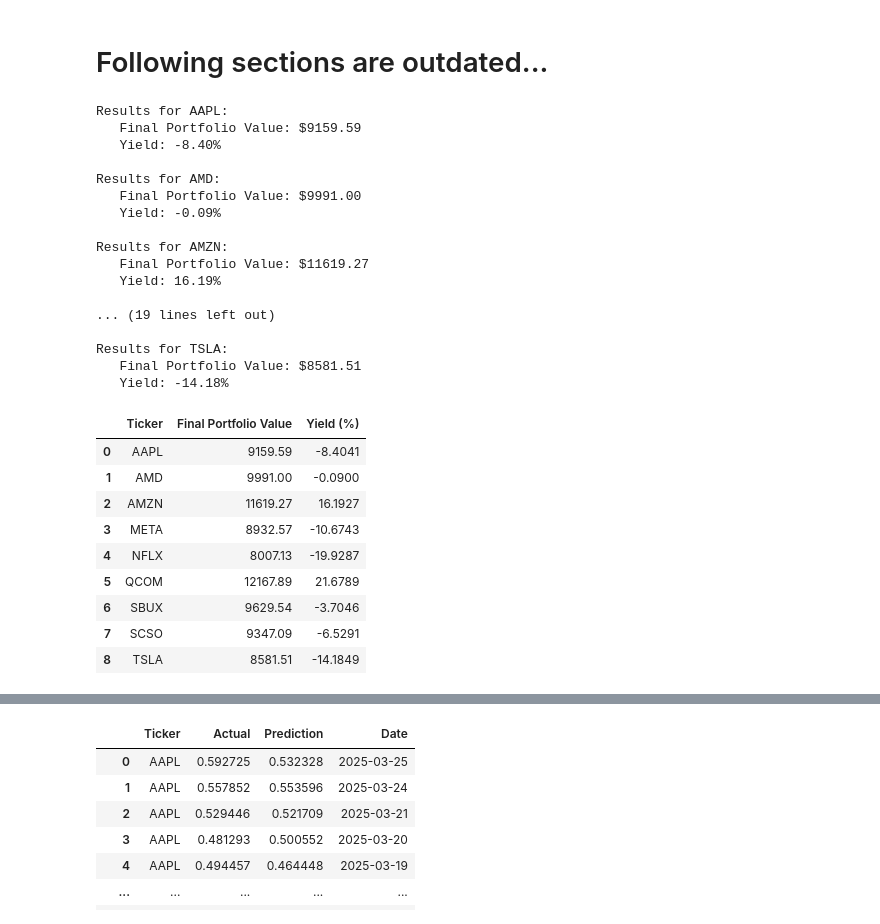
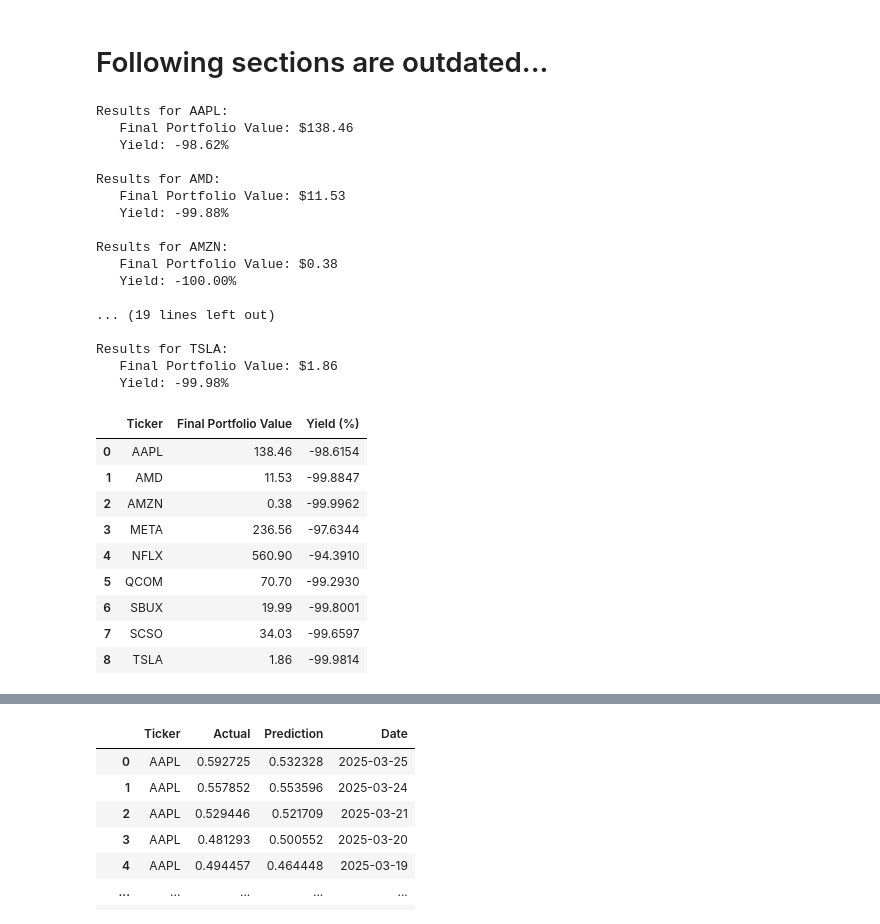
Before and after one commit to ColeJMitchell/machine-learning-stock-prediction, a Jupyter notebook: model_notebooks/trade_simulation.ipynb, the cells around one changed output, grey strips where cells are left out. Saved outputs shown, nothing was run; the diff lists cells and outputs as text; code cells hidden in the pictures.

```diff
--- a/model_notebooks/trade_simulation.ipynb
+++ b/model_notebooks/trade_simulation.ipynb
@@ -197,18 +197,0 @@ plt.show()
-# %%
-# Plot the portfolio value for each stock, using subplots.
-fig, axes = plt.subplots(nrows=3, ncols=3, figsize=(12, 8))
-axes = axes.flatten()
-for i, (ticker, data) in enumerate(random_results.items()):
-    # Plot the portfolio value
-    axes[i].plot(data['Date'], data['Yield Percentage'], label='Portfolio Yield', color='blue')
-    axes[i].set_title(ticker)
-    axes[i].set_ylabel('Portfolio Yield')
-
-    # Remove date labels to make the plot cleaner
-    axes[i].set_xticklabels([])
-    axes[i].tick_params(axis='x', which='both', bottom=False)
-
-    # Tighten up the plot
-    axes[i].grid(True, alpha=0.3)
-plt.tight_layout()
-plt.show()
@@ -300,18 +280,0 @@ plt.show()
-# %%
-# Plot the portfolio value for each stock, using subplots.
-fig, axes = plt.subplots(nrows=3, ncols=3, figsize=(12, 8))
-axes = axes.flatten()
-for i, (ticker, data) in enumerate(pred_results.items()):
-    # Plot the portfolio value
-    axes[i].plot(data['Date'], data['Yield Percentage'], label='Portfolio Yield', color='blue')
-    axes[i].set_title(ticker)
-    axes[i].set_ylabel('Portfolio Yield')
-
-    # Remove date labels to make the plot cleaner
-    axes[i].set_xticklabels([])
-    axes[i].tick_params(axis='x', which='both', bottom=False)
-
-    # Tighten up the plot
-    axes[i].grid(True, alpha=0.3)
-plt.tight_layout()
-plt.show()
@@ -343,12 +304,12 @@ def simulate_paper_trading(predictions,
 
             # Buy signal: Predicted price tomorrow > Actual price today
             if predicted_price_tomorrow > actual_price_today:
-                cash, shares_bought = buy_shares(cash, actual_price_today)
-                shares += shares_bought
+                cash, shares_bought = buy_shares(cash, shares, actual_price_today)
 
             # Sell signal: Predicted price tomorrow < Actual price today
             elif predicted_price_tomorrow < actual_price_today and shares > 0:
                 cash, shares = sell_shares(cash, shares, actual_price_today)
+
 
             # Calculate the portfolio value (cash + value of shares)
             portfolio_value.append(cash + shares * actual_price_today)
@@ -363,50 +324,50 @@ def simulate_paper_trading(predictions,
             'Final Portfolio Value': final_portfolio_value,
             'Yield (%)': yield_percentage
         })
 
         # Print results for the stock
         print(f"Results for {ticker}:")
         print(f"   Final Portfolio Value: ${final_portfolio_value:.2f}")
         print(f"   Yield: {yield_percentage:.2f}%")
         print()
 
     # Convert trading results to a DataFrame for display
     trading_results_df = pd.DataFrame(trading_results)
     return trading_results_df
 
 # Run the simulation
 trading_results_df = simulate_paper_trading(predictions, initial_investment=10000)
 
 # Display the trading results
 display(trading_results_df)
 # %% [output]
 Results for AAPL:
-   Final Portfolio Value: $9159.59
-   Yield: -8.40%
+   Final Portfolio Value: $138.46
+   Yield: -98.62%
 
 Results for AMD:
-   Final Portfolio Value: $9991.00
-   Yield: -0.09%
+   Final Portfolio Value: $11.53
+   Yield: -99.88%
 
 Results for AMZN:
-   Final Portfolio Value: $11619.27
-   Yield: 16.19%
+   Final Portfolio Value: $0.38
+   Yield: -100.00%
 
 ... (19 lines left out)
 
 Results for TSLA:
-   Final Portfolio Value: $8581.51
-   Yield: -14.18%
+   Final Portfolio Value: $1.86
+   Yield: -99.98%
 |  | Ticker | Final Portfolio Value | Yield (%) |
-| 0 | AAPL | 9159.59 | -8.4041 |
-| 1 | AMD | 9991.00 | -0.0900 |
-| 2 | AMZN | 11619.27 | 16.1927 |
-| 3 | META | 8932.57 | -10.6743 |
-| 4 | NFLX | 8007.13 | -19.9287 |
-| 5 | QCOM | 12167.89 | 21.6789 |
-| 6 | SBUX | 9629.54 | -3.7046 |
-| 7 | SCSO | 9347.09 | -6.5291 |
-| 8 | TSLA | 8581.51 | -14.1849 |
+| 0 | AAPL | 138.46 | -98.6154 |
+| 1 | AMD | 11.53 | -99.8847 |
+| 2 | AMZN | 0.38 | -99.9962 |
+| 3 | META | 236.56 | -97.6344 |
+| 4 | NFLX | 560.90 | -94.3910 |
+| 5 | QCOM | 70.70 | -99.2930 |
+| 6 | SBUX | 19.99 | -99.8001 |
+| 7 | SCSO | 34.03 | -99.6597 |
+| 8 | TSLA | 1.86 | -99.9814 |
 # %%
 # Print a header
 print("\n{:<8} {:<22} {:<10}".format('Ticker', 'Final Portfolio Value', 'Yield (%)'))
```
Also changed, not shown: parts of 10 cells of this notebook.
